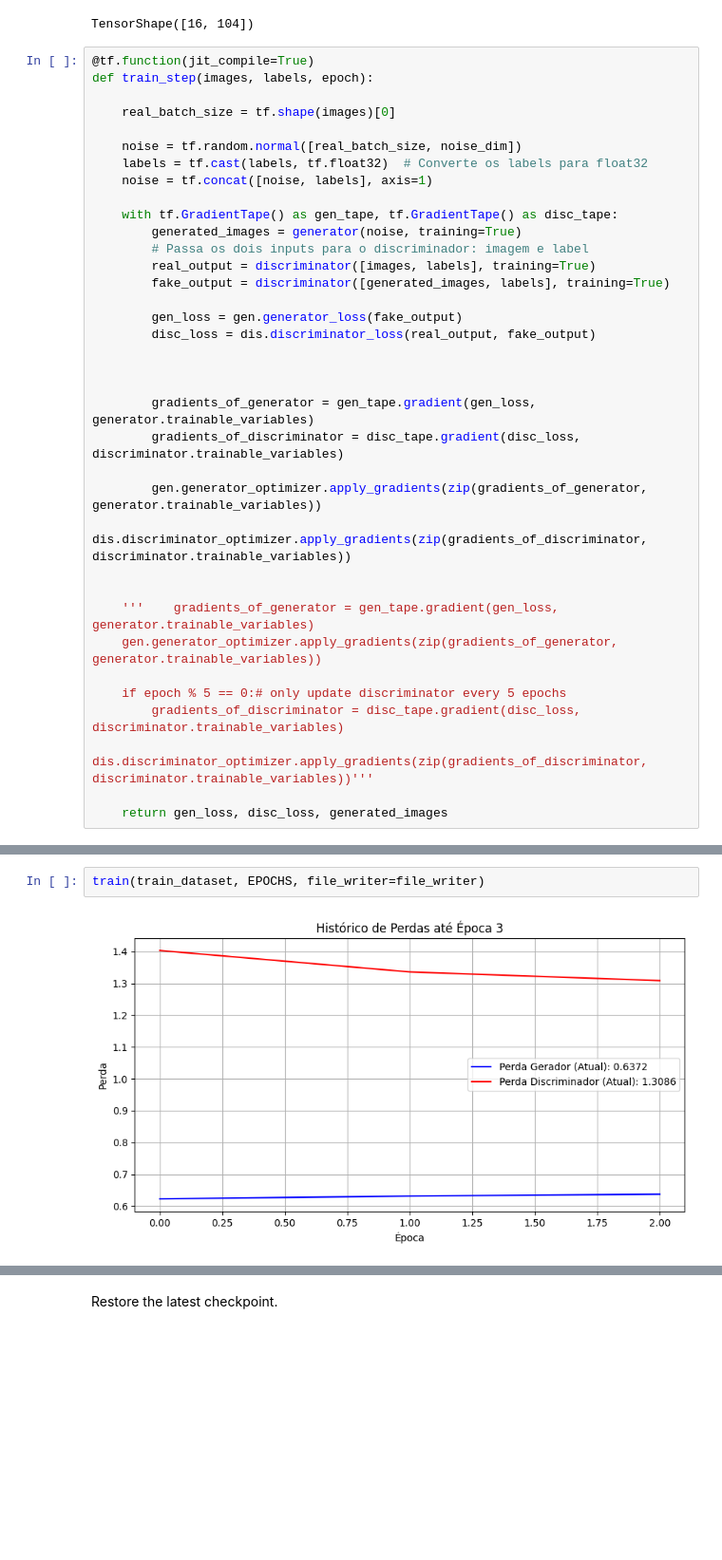
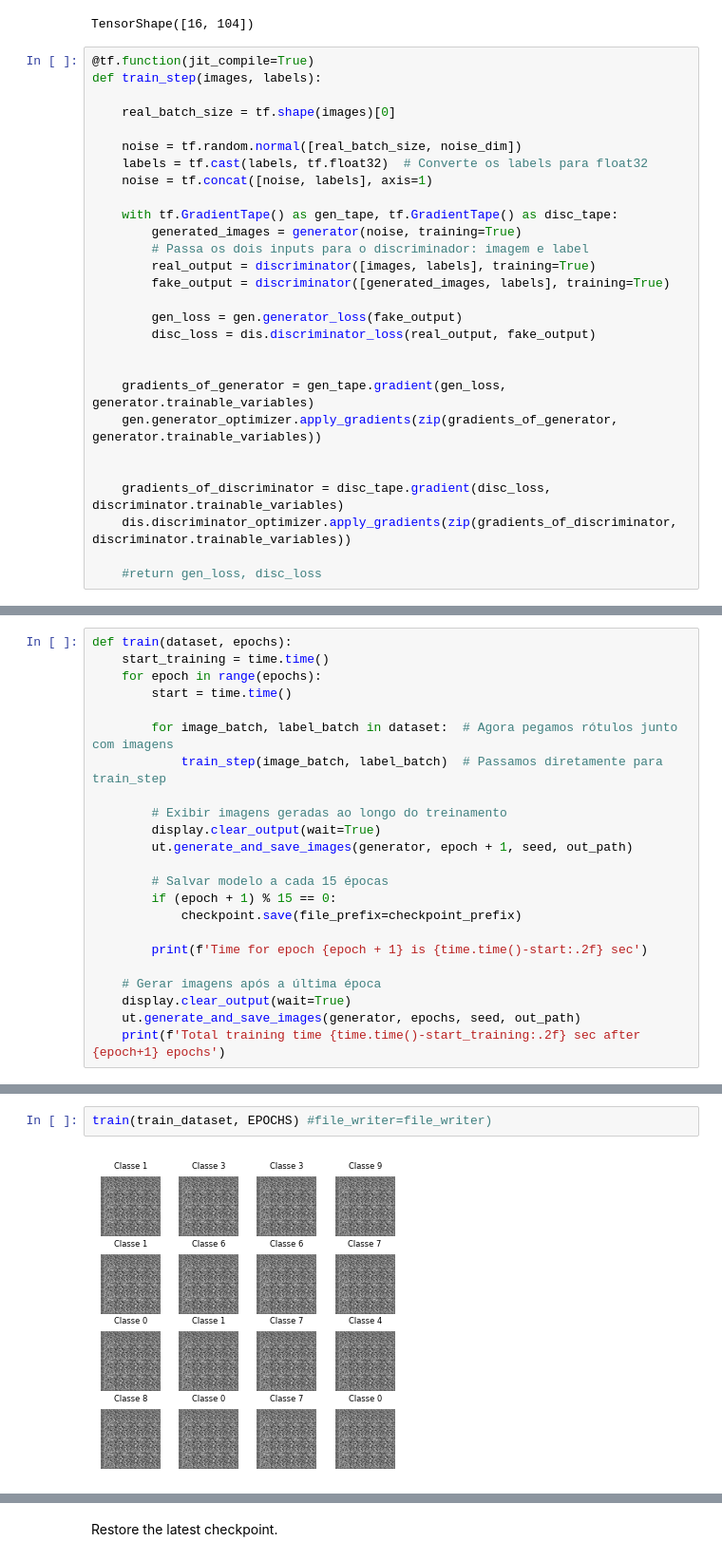
Before and after one commit to Birunda3000/gan-medical-image, a Jupyter notebook: mnist-dcgan_pickle.ipynb, the cells around one changed output, grey strips where cells are left out. Shown at 95% size. Drawn from its saved outputs; the diff is of its cells as text; blank space fills up the shorter version.

```diff
--- a/mnist-dcgan_pickle.ipynb
+++ b/mnist-dcgan_pickle.ipynb
@@ -196,7 +193,7 @@ seed.shape
 TensorShape([16, 104])
 # %%
 @tf.function(jit_compile=True)
-def train_step(images, labels, epoch):
+def train_step(images, labels):
 
     real_batch_size = tf.shape(images)[0]
 
@@ -214,19 +211,11 @@ def train_step(images, labels, epoch):
         disc_loss = dis.discriminator_loss(real_output, fake_output)
 
 
-
-        gradients_of_generator = gen_tape.gradient(gen_loss, generator.trainable_variables)
-        gradients_of_discriminator = disc_tape.gradient(disc_loss, discriminator.trainable_variables)
-
-        gen.generator_optimizer.apply_gradients(zip(gradients_of_generator, generator.trainable_variables))
-        dis.discriminator_optimizer.apply_gradients(zip(gradients_of_discriminator, discriminator.trainable_variables))
+    gradients_of_generator = gen_tape.gradient(gen_loss, generator.trainable_variables)
+    gen.generator_optimizer.apply_gradients(zip(gradients_of_generator, generator.trainable_variables))
 
 
-    '''    gradients_of_generator = gen_tape.gradient(gen_loss, generator.trainable_variables)
-    gen.generator_optimizer.apply_gradients(zip(gradients_of_generator, generator.trainable_variables))
+    gradients_of_discriminator = disc_tape.gradient(disc_loss, discriminator.trainable_variables)
+    dis.discriminator_optimizer.apply_gradients(zip(gradients_of_discriminator, discriminator.trainable_variables))
 
-    if epoch % 5 == 0:# only update discriminator every 5 epochs
-        gradients_of_discriminator = disc_tape.gradient(disc_loss, discriminator.trainable_variables)
-        dis.discriminator_optimizer.apply_gradients(zip(gradients_of_discriminator, discriminator.trainable_variables))'''
-
-    return gen_loss, disc_loss, generated_images
+    #return gen_loss, disc_loss
@@ -295 +222,24 @@ def train(dataset, epochs, file_writer):
+# %%
+def train(dataset, epochs):
+    start_training = time.time()
+    for epoch in range(epochs):
+        start = time.time()
+
+        for image_batch, label_batch in dataset:  # Agora pegamos rótulos junto com imagens
+            train_step(image_batch, label_batch)  # Passamos diretamente para train_step
+
+        # Exibir imagens geradas ao longo do treinamento
+        display.clear_output(wait=True)
+        ut.generate_and_save_images(generator, epoch + 1, seed, out_path)
+
+        # Salvar modelo a cada 15 épocas
+        if (epoch + 1) % 15 == 0:
+            checkpoint.save(file_prefix=checkpoint_prefix)
+
+        print(f'Time for epoch {epoch + 1} is {time.time()-start:.2f} sec')
+
+    # Gerar imagens após a última época
+    display.clear_output(wait=True)
+    ut.generate_and_save_images(generator, epochs, seed, out_path)
+    print(f'Total training time {time.time()-start_training:.2f} sec after {epoch+1} epochs')
 # %%
@@ -297,4 +247,4 @@ file_writer = tf.summary.create_file_writer(log_dir)
 # %%
-train(train_dataset, EPOCHS, file_writer=file_writer)
+train(train_dataset, EPOCHS) #file_writer=file_writer)
 # %% [output]
-[figure, old version]
+[figure, new version]
```
Also changed, not shown: parts of 9 cells of this notebook, 1 other file.
